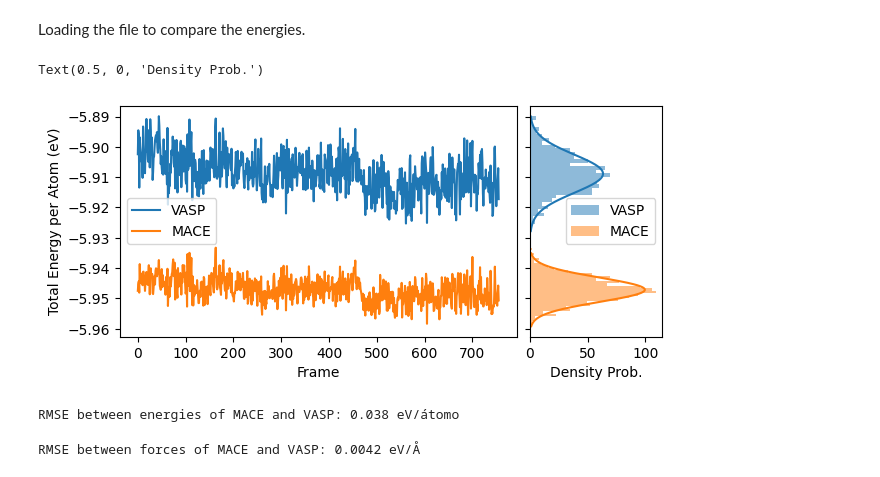
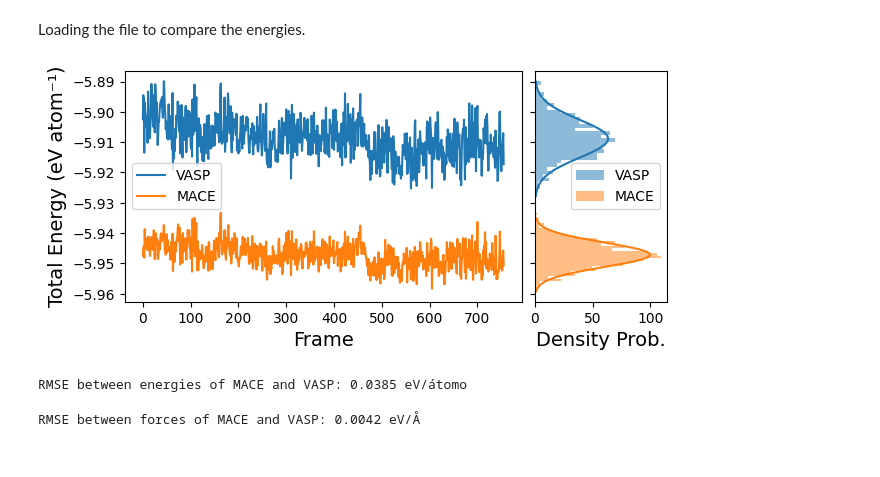
Before and after one commit to hugo-neto/COQ-878, a Jupyter notebook: FinalWork/MLFF_VASP/FundationModels_MLFF5/MLFF5.ipynb, the cells around one changed output. Saved outputs shown, nothing was run; the diff lists cells and outputs as text; code cells hidden in the pictures.

```diff
--- a/FinalWork/MLFF_VASP/FundationModels_MLFF5/MLFF5.ipynb
+++ b/FinalWork/MLFF_VASP/FundationModels_MLFF5/MLFF5.ipynb
@@ -190,43 +190,49 @@ write(new_frams, traj[::periodicity]) #save full result
 Loading the file to compare the energies.
 # %%
 from aseMolec import extAtoms as ea
+
+simu_dir  = "Cellulose_Beta"
+
+new_frams = "Cellulose_Beta_NVT_300K_each10.xyz"
+new_frams = os.path.join(os.getcwd(), simu_dir, new_frams) # It works in Linux and Windows
 
 traj = read(new_frams, '50:')
 
 frames = np.arange(len(traj))
 vasp_energies = ea.get_prop(traj, 'info', 'energy_vasp', peratom=True)
 mace_energies = ea.get_prop(traj, 'info', 'energy_mace', peratom=True)
 
 fig, axs = plt.subplots(1, 2,figsize=(7,3), sharey=True, gridspec_kw={'width_ratios': [3, 1], 'wspace': 0.05} )
 
 axs[0].plot(frames, vasp_energies, label='VASP')
 axs[0].plot(frames, mace_energies, label='MACE')
 axs[0].legend()
-axs[0].set_xlabel('Frame')
-axs[0].set_ylabel('Total Energy per Atom (eV)')
+axs[0].set_xlabel('Frame', fontsize=14)
+axs[0].set_ylabel('Total Energy (eV atom⁻¹)', fontsize=14)
 
 axs[1].hist(vasp_energies,bins=30,density=True, color='C0', alpha=0.5, label='VASP', orientation="horizontal")
 axs[1].hist(mace_energies,bins=30,density=True, color='C1', alpha=0.5, label='MACE', orientation="horizontal")
 
 Umean = np.mean(vasp_energies)
 sigmaU = np.std(vasp_energies)
 uarray = Umean+np.arange(-3*sigmaU,3*sigmaU,0.01*sigmaU)
 axs[1].plot(np.sqrt(1/(2*np.pi*sigmaU**2))*np.exp(-0.5*(uarray-Umean)**2/sigmaU**2),uarray, color='C0')
 Umean = np.mean(mace_energies)
 sigmaU = np.std(mace_energies)
 uarray = Umean+np.arange(-3*sigmaU,3*sigmaU,0.01*sigmaU)
 axs[1].plot(np.sqrt(1/(2*np.pi*sigmaU**2))*np.exp(-0.5*(uarray-Umean)**2/sigmaU**2),uarray, color='C1')
 axs[1].legend()
-axs[1].set_xlabel('Density Prob.')
+axs[1].set_xlabel('Density Prob.', fontsize=14)
+
+plt.savefig("Energy_Comparison_MACE_VASP_Cellulose_Beta.png", dpi=300, bbox_inches='tight')
 # %% [output]
-Text(0.5, 0, 'Density Prob.')
-[figure, old version]
+[figure, new version]
 # %%
 RMSE = np.sqrt(np.mean((mace_energies-vasp_energies)**2))
 
-print("RMSE between energies of MACE and VASP: {:.3f} eV/átomo".format(RMSE))
+print("RMSE between energies of MACE and VASP: {:.4f} eV/átomo".format(RMSE))
 # %% [output]
-RMSE between energies of MACE and VASP: 0.038 eV/átomo
+RMSE between energies of MACE and VASP: 0.0385 eV/átomo
 # %%
 vasp_forces = ea.get_prop(traj, 'arrays', 'forces_vasp', peratom=True)
 mace_forces = ea.get_prop(traj, 'arrays', 'forces_mace', peratom=True)
```
Also changed, not shown: 7 other files.
